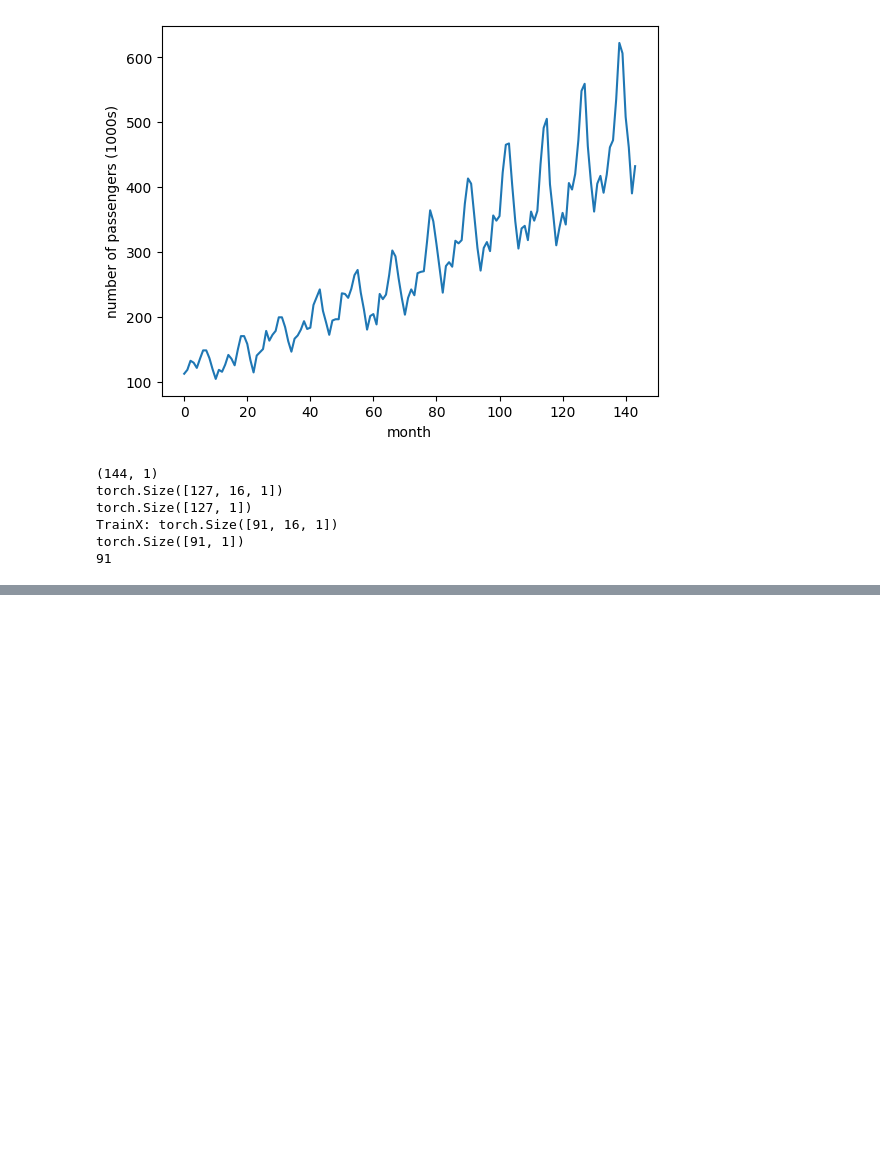
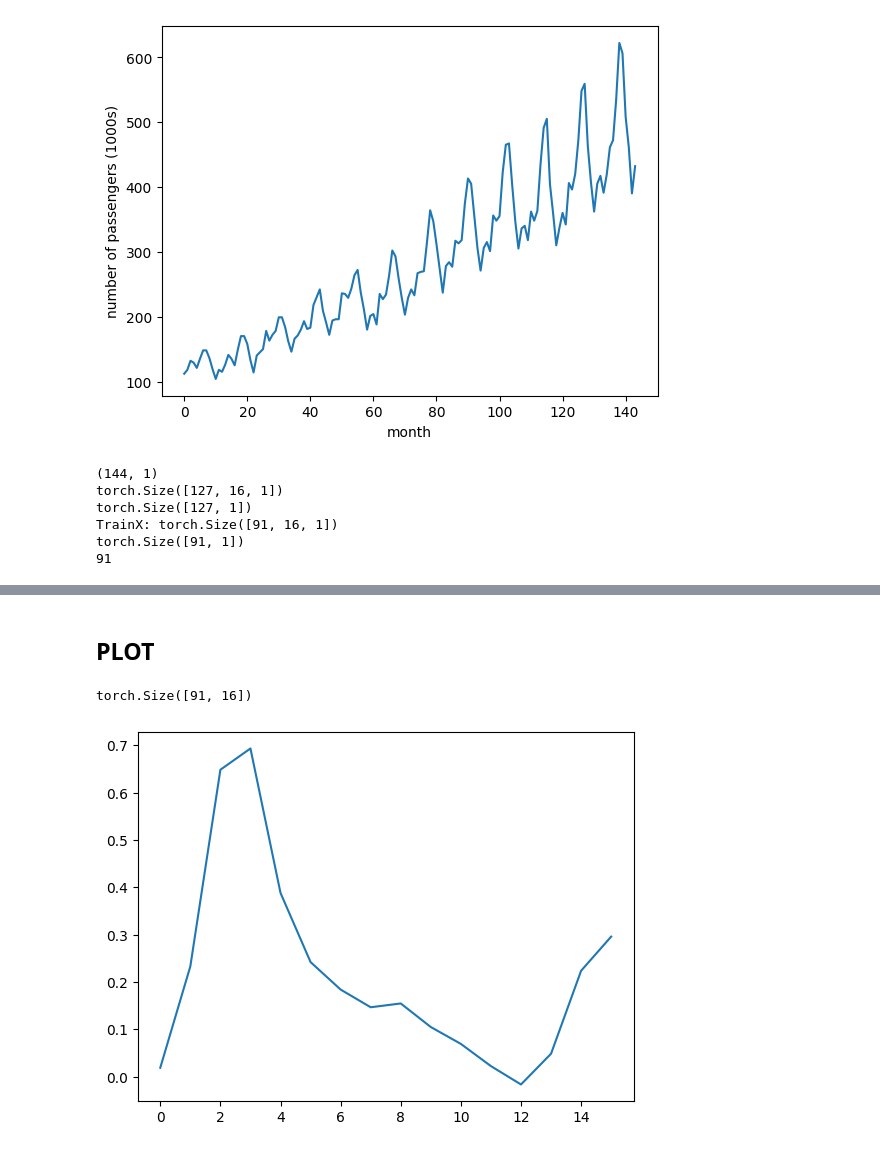
Before and after one commit to francomano/PSA-GAN, a Jupyter notebook: utils.ipynb, the cells around one changed output, grey strips where cells are left out. Cells and saved outputs as stored; diff of their text form; code cells hidden in the pictures; blank space fills up the shorter version.

```diff
--- a/utils.ipynb
+++ b/utils.ipynb
@@ -95,0 +98,7 @@ torch.Size([91, 16])
+# %%
+def moment_loss(fake_data, real_data):
+    fake_mean = fake_data.mean()
+    real_mean = real_data.mean()
+    fake_std = fake_data.std()
+    real_std = real_data.std()
+    return abs(fake_mean - real_mean) + abs(fake_std - real_std)
@@ -95,0 +207,8 @@ torch.Size([91, 16])
+# %% [markdown]
+## PLOT
+# %%
+plt.plot(fake_data[1].detach().numpy())
+print(fake_data.shape)
+# %% [output]
+torch.Size([91, 16])
+[figure, added]
```
Also changed, not shown: parts of 8 cells of this notebook, 2 other files.
